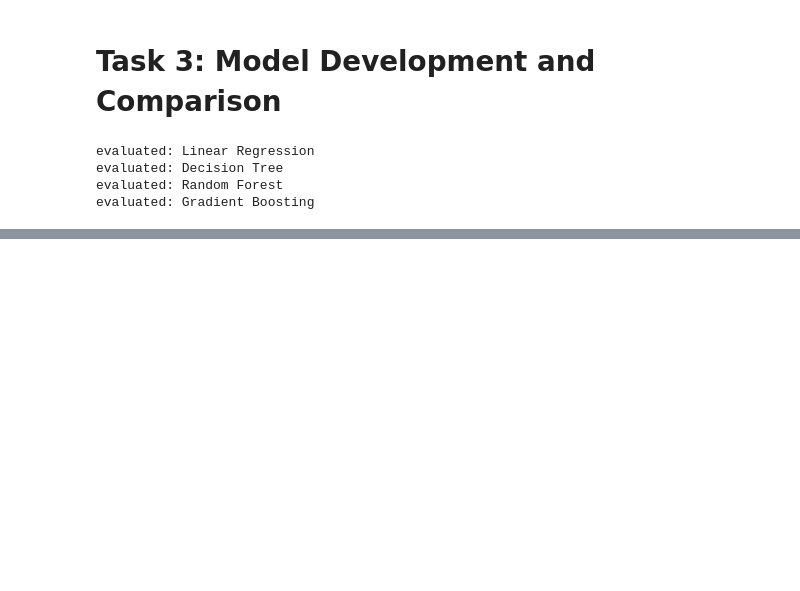
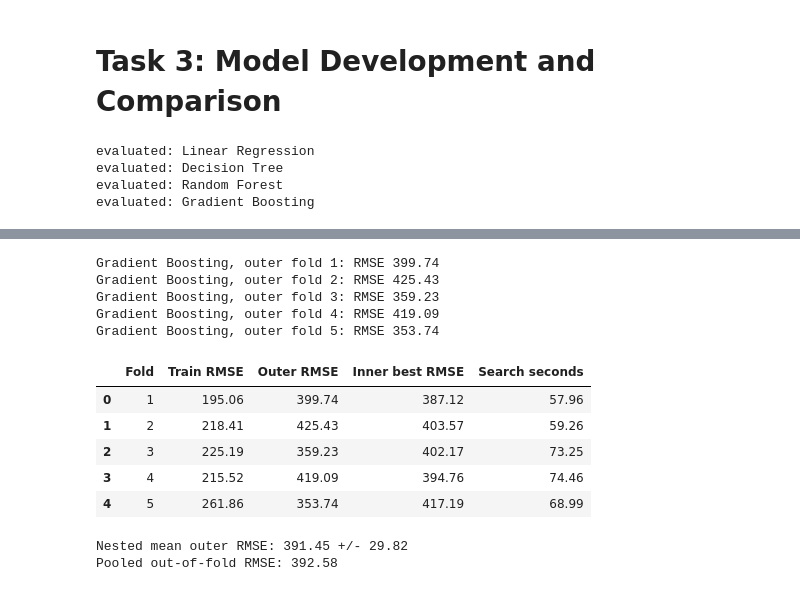
Before and after one commit to Aaryan1524/CAI_4105_2026_Fall_Team_2, a Jupyter notebook: challenge1.ipynb, the cells around one changed output, grey strips where cells are left out. Drawn from its saved outputs; the diff is of its cells as text; code cells hidden in the pictures; blank space fills up the shorter version.

```diff
--- a/challenge1.ipynb
+++ b/challenge1.ipynb
@@ -329,0 +443,62 @@ stage before a final model is selected.
+# %%
+leading_family = tuning_comparison.iloc[0]["Model"]
+inner_cv = KFold(n_splits=3, shuffle=True, random_state=123)
+outer_rows = []
+outer_parameters = []
+oof_predictions = np.full(len(y), np.nan)
+
+for fold, (train_index, validation_index) in enumerate(cv.split(X, y), start=1):
+    pipeline, grid = spaces[leading_family]
+    inner_search = GridSearchCV(
+        clone(pipeline), grid, cv=inner_cv,
+        scoring="neg_root_mean_squared_error", n_jobs=N_JOBS,
+        pre_dispatch=N_JOBS, refit=True, error_score="raise",
+    )
+    start = perf_counter()
+    with parallel_backend("threading"), threadpool_limits(limits=1):
+        inner_search.fit(X.iloc[train_index], y.iloc[train_index])
+        fold_predictions = inner_search.predict(X.iloc[validation_index])
+        fitted_predictions = inner_search.predict(X.iloc[train_index])
+    oof_predictions[validation_index] = fold_predictions
+    outer_rows.append({
+        "Fold": fold,
+        "Train RMSE": root_mean_squared_error(y.iloc[train_index], fitted_predictions),
+        "Outer RMSE": root_mean_squared_error(y.iloc[validation_index], fold_predictions),
+        "Inner best RMSE": -inner_search.best_score_,
+        "Search seconds": perf_counter() - start,
+    })
+    outer_parameters.append(inner_search.best_params_)
+    print(f"{leading_family}, outer fold {fold}: RMSE {outer_rows[-1]['Outer RMSE']:.2f}", flush=True)
+
+assert np.isfinite(oof_predictions).all()
+nested_results = pd.DataFrame(outer_rows)
+nested_results.to_csv(results_dir / "nested_cv.csv", index=False)
+nested_summary = {
+    "family": leading_family,
+    "mean_outer_rmse": float(nested_results["Outer RMSE"].mean()),
+    "std_outer_rmse": float(nested_results["Outer RMSE"].std(ddof=0)),
+    "pooled_oof_rmse": float(root_mean_squared_error(y, oof_predictions)),
+    "mean_train_rmse": float(nested_results["Train RMSE"].mean()),
+    "outer_fold_best_parameters": outer_parameters,
+    "full_training_grid_best_parameters": {name: search.best_params_ for name, search in searches.items()},
+    "fixed_model_parameters": {name: pipeline.named_steps["model"].get_params() for name, (pipeline, grid) in spaces.items()},
+    "note": "Conditional check of shortlisted family; family-selection bias remains. No test data used.",
+}
+(results_dir / "summary.json").write_text(json.dumps(nested_summary, indent=2) + "\n")
+display(nested_results.round(2))
+print(f"Nested mean outer RMSE: {nested_summary['mean_outer_rmse']:.2f} +/- {nested_summary['std_outer_rmse']:.2f}")
+print(f"Pooled out-of-fold RMSE: {nested_summary['pooled_oof_rmse']:.2f}")
+# %% [output]
+Gradient Boosting, outer fold 1: RMSE 399.74
+Gradient Boosting, outer fold 2: RMSE 425.43
+Gradient Boosting, outer fold 3: RMSE 359.23
+Gradient Boosting, outer fold 4: RMSE 419.09
+Gradient Boosting, outer fold 5: RMSE 353.74
+|  | Fold | Train RMSE | Outer RMSE | Inner best RMSE | Search seconds |
+| 0 | 1 | 195.06 | 399.74 | 387.12 | 57.96 |
+| 1 | 2 | 218.41 | 425.43 | 403.57 | 59.26 |
+| 2 | 3 | 225.19 | 359.23 | 402.17 | 73.25 |
+| 3 | 4 | 215.52 | 419.09 | 394.76 | 74.46 |
+| 4 | 5 | 261.86 | 353.74 | 417.19 | 68.99 |
+Nested mean outer RMSE: 391.45 +/- 29.82
+Pooled out-of-fold RMSE: 392.58
```
Also changed, not shown: parts of 15 cells of this notebook, 16 other files.
